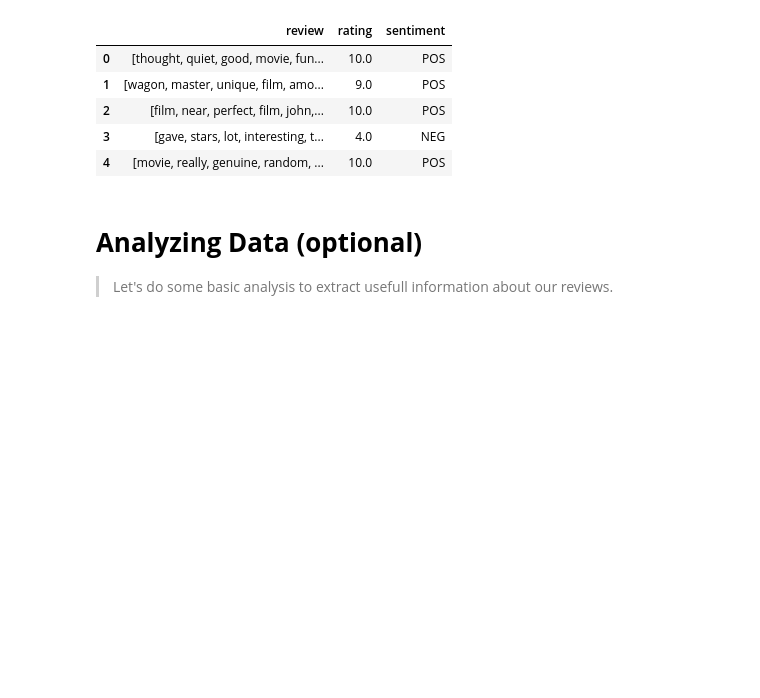
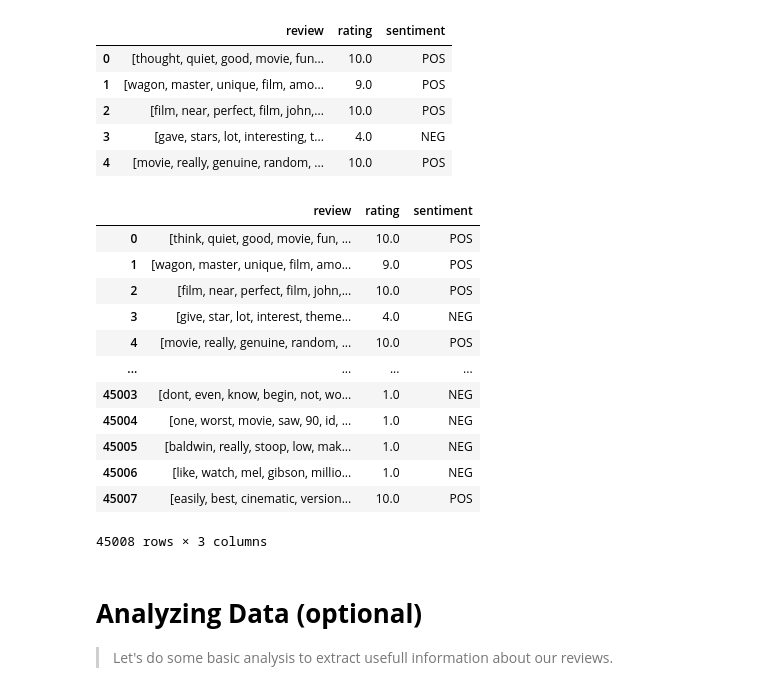
Before and after one commit to EliasEconomou/AI2-Natural-Language-Processing, a Jupyter notebook: Natural_Language_Processing_1.ipynb, the cells around one changed output. Saved outputs shown, nothing was run; the diff lists cells and outputs as text; code cells hidden in the pictures; blank space fills up the shorter version.

```diff
--- a/Natural_Language_Processing_1.ipynb
+++ b/Natural_Language_Processing_1.ipynb
@@ -136,3 +155,19 @@ tokenisedDF.head()
+# %%
+lemmatisedDF
+# %% [output]
+|  | review | rating | sentiment |
+| 0 | [think, quiet, good, movie, fun, ... | 10.0 | POS |
+| 1 | [wagon, master, unique, film, amo... | 9.0 | POS |
+| 2 | [film, near, perfect, film, john,... | 10.0 | POS |
+| 3 | [give, star, lot, interest, theme... | 4.0 | NEG |
+| 4 | [movie, really, genuine, random, ... | 10.0 | POS |
+| ... | ... | ... | ... |
+| 45003 | [dont, even, know, begin, not, wo... | 1.0 | NEG |
+| 45004 | [one, worst, movie, saw, 90, id, ... | 1.0 | NEG |
+| 45005 | [baldwin, really, stoop, low, mak... | 1.0 | NEG |
+| 45006 | [like, watch, mel, gibson, millio... | 1.0 | NEG |
+| 45007 | [easily, best, cinematic, version... | 10.0 | POS |
+45008 rows × 3 columns
 # %% [markdown]
 # **Analyzing Data (optional)**
 
```
Also changed, not shown: parts of 13 cells of this notebook.
